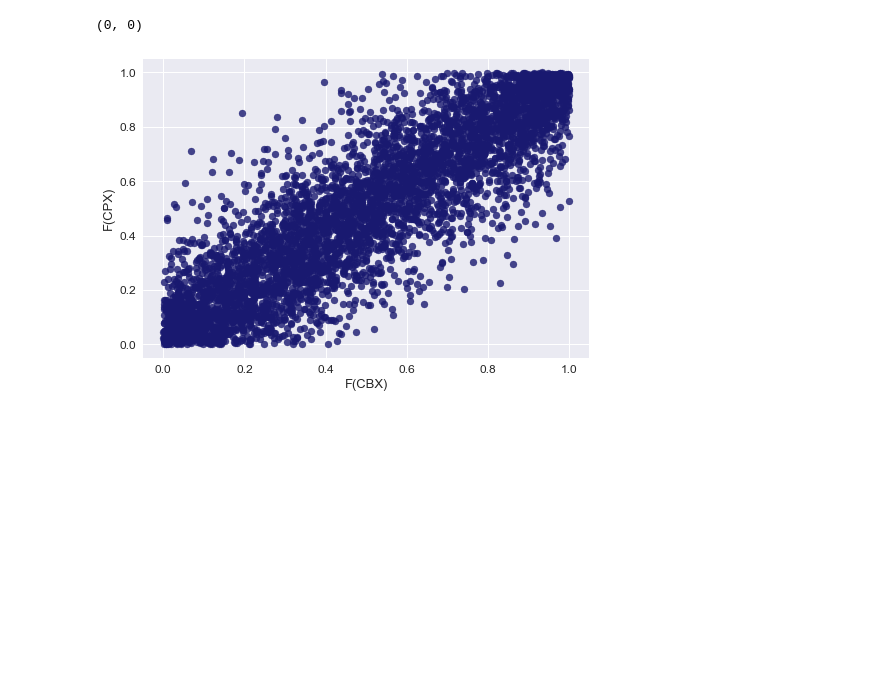
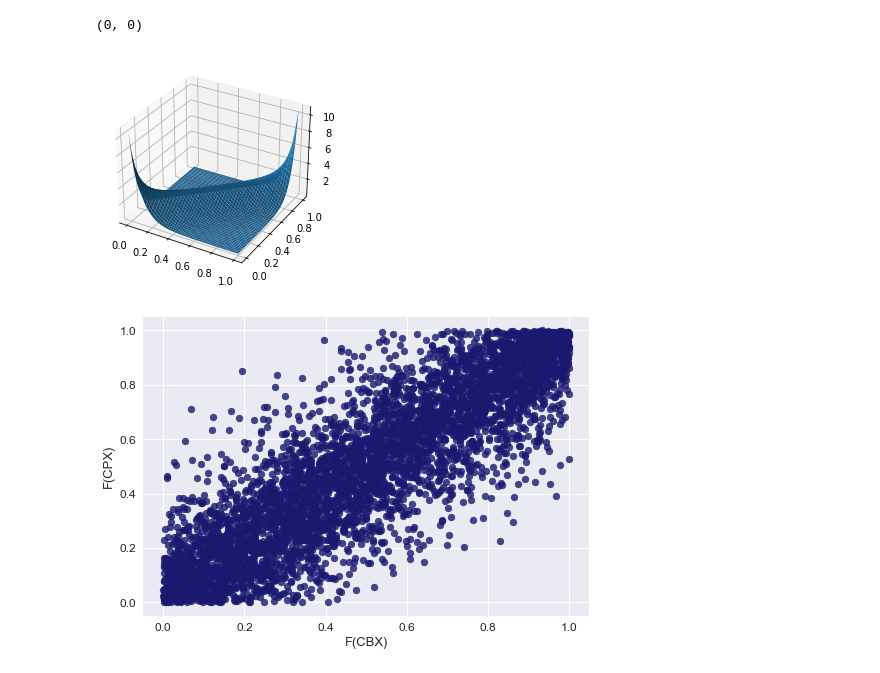
Before and after one commit to rcarcacheflores/ISEG-Dissertation, a Jupyter notebook: CH5 - Models for Claim Dependence/Bivariate copulas/Bivariate copulas for claims by site.ipynb, the cells around one changed output. Saved outputs shown, nothing was run; the diff lists cells and outputs as text; code cells hidden in the pictures; blank space fills up the shorter version.

Commit message:
New UTDC and plots

```diff
--- a/CH5 - Models for Claim Dependence/Bivariate copulas/Bivariate copulas for claims by site.ipynb
+++ b/CH5 - Models for Claim Dependence/Bivariate copulas/Bivariate copulas for claims by site.ipynb
@@ -115,6 +115,10 @@ cop1 = archimedean(family="frank")
 cop1.LTDC(theta=dist1.theta), cop1.UTDC(theta=dist1.theta)
 # %% [output]
 (0, 0)
+# %%
+cop1.plot_pdf(theta=dist1.theta, Nsplit=50)
+# %% [output]
+[figure, added]
 # %%
 #simulating with this Frank copula
 from pycop.bivariate import simulation
```
Also changed, not shown: parts of 8 cells of this notebook.
